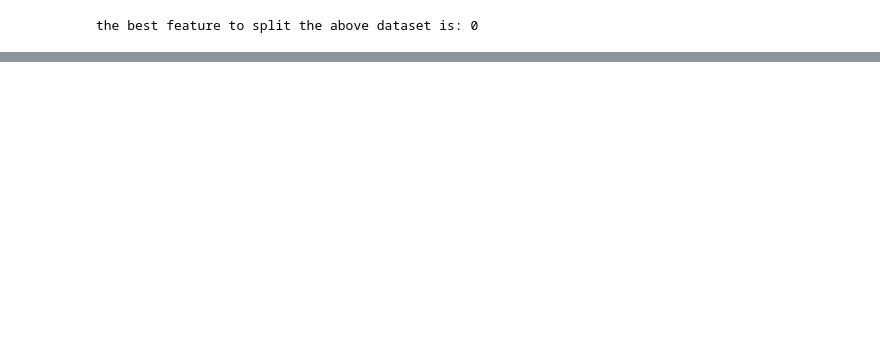
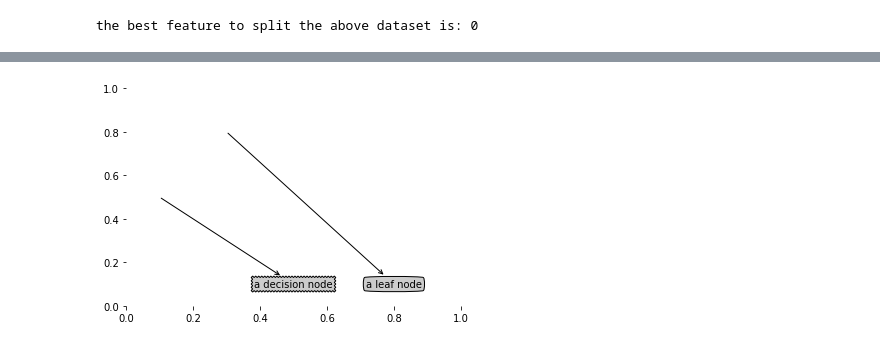
Before and after one commit to jianghaolouis/MachineLearningInAction-Camp, a Jupyter notebook: 2_Decision_tree/2_Decision_tree.ipynb, the cells around one changed output, grey strips where cells are left out. Cells and saved outputs as stored; diff of their text form; code cells hidden in the pictures; blank space fills up the shorter version.

```diff
--- a/2_Decision_tree/2_Decision_tree.ipynb
+++ b/2_Decision_tree/2_Decision_tree.ipynb
@@ -85,0 +101,5 @@ the best feature to split the above dataset is: 0
+# %%
+# drawbox setting by default
+createPlot1()
+# %% [output]
+[figure, added]
```
Also changed, not shown: parts of 30 cells of this notebook, 9 other files.
